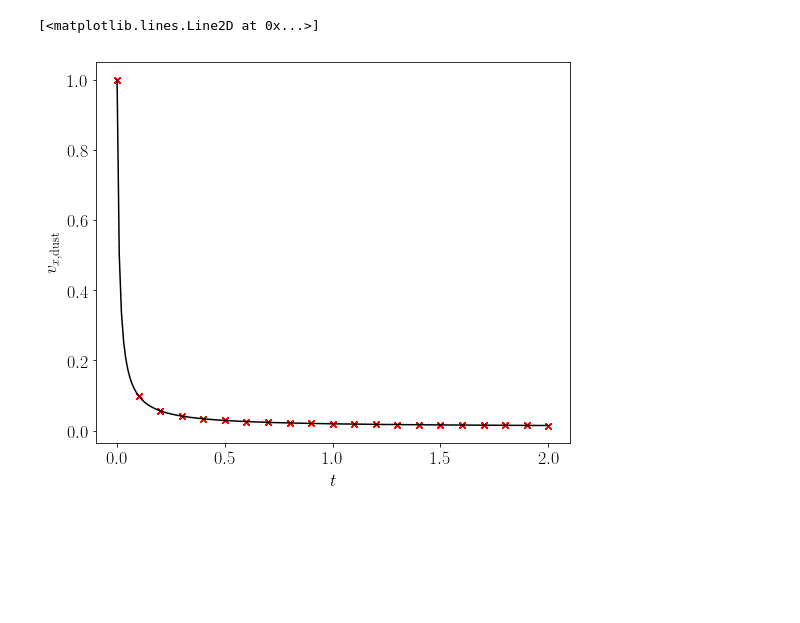
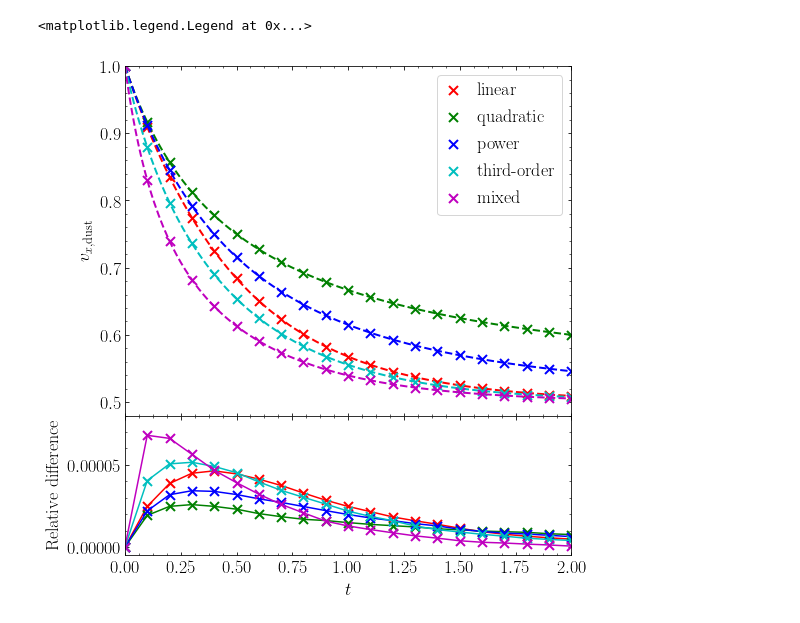
Before and after one commit to Bergemann-Group-development/dispatch, a Jupyter notebook: experiments/dusty_box/Python/Plotting Dusty Box.ipynb, the cells around one changed output. Saved outputs shown, nothing was run; the diff lists cells and outputs as text; code cells hidden in the pictures; blank space fills up the shorter version.

```diff
--- a/experiments/dusty_box/Python/Plotting Dusty Box.ipynb
+++ b/experiments/dusty_box/Python/Plotting Dusty Box.ipynb
@@ -20,17 +23,23 @@ def read_nml(iout, datadir='../data', verbose=False):
         idx_dict[k] = v
 
     return nml_list, idx_dict
+
+def relative_difference(A,B):
+
+    return np.abs((A-B)/A)
 # %%
 # turn on interactive plotting
 plt.interactive(True)
 # set font style and size
 plt.rc('text', usetex=True)
 plt.rc('font', **{'family':'serif','serif':['Computer Modern Roman']})
-plt.rc('figure',figsize = (8.5,7))
+plt.rc('figure',figsize = (8.0,9.0))
 plt.rc('font', size = 18)
 # %%
 # parameters
 istart = 0
 iend = 20
+t_end = 2.0
 datadir = '../data'
+runs = ['linear','quadratic','power','third_order','mixed']
 # %%
@@ -85,14 +112,48 @@ vx_dust min: 0.014779969 max: 0.014779969
-# %%
-fig = plt.figure(1)
-fig.clf()
-cax = fig.add_subplot(1,1,1)
-for i in range(istart,iend+1):
-    plt.plot(times,vx_dust_values,'rx')
-
-plt.xlabel(r"$t$")
-plt.ylabel(r"$v_{x, {\rm dust}}$")
-qanalytic = dusty_box(drag_regime, 2.0, vx_gas0, vx_dust0, d_gas0, d_dust0, Kdrag, pindex)
-plt.plot(qanalytic[0,:],qanalytic[3,:],'k-')
-# %% [output]
-[<matplotlib.lines.Line2D at 0x...>]
-[figure, removed]
+# %%
+# plot the results and relative differences w.r.t. the analytical solution
+fig = plt.figure(1)
+fig.clf()
+gs = fig.add_gridspec(ncols=1,nrows=2,height_ratios=[2.5,1],hspace=0.0)
+cax1 = fig.add_subplot(gs[0,0])
+cax2 = fig.add_subplot(gs[1,0])
+
+pcolr = ['r','g','b','c','m','y']
+pcolr = itertools.cycle(pcolr)
+
+cax1.tick_params(axis='both',direction='in',which='both')
+cax2.tick_params(axis='both',direction='in',which='both')
+cax2.set_xlabel(r"$t$")
+cax1.set_ylabel(r"$v_{x, {\rm dust}}$")
+cax2.set_ylabel(r"Relative difference")
+cax1.axis(ymin=0.48,xmax=2.0)
+cax2.axis(ymin=-5e-6,ymax=8e-5,xmax=2.0)
+cax1.yaxis.set_minor_locator(ticker.AutoMinorLocator())
+cax1.xaxis.set_minor_locator(ticker.AutoMinorLocator())
+cax2.yaxis.set_minor_locator(ticker.AutoMinorLocator())
+cax2.xaxis.set_minor_locator(ticker.AutoMinorLocator())
+cax1.xaxis.set_ticks_position('both')
+cax2.xaxis.set_ticks_position('both')
+cax2.yaxis.set_ticks_position('both')
+cax1.yaxis.set_ticks_position('both')
+
+for r in runs:
+    cpcolr = next(pcolr)
+    # analytic solution
+    qanalytic = dusty_box(r, t_end, vx_gas0, vx_dust0, d_gas0, d_dust0, Kdrag_values[r], pindex_values[r])
+    cax1.plot(qanalytic[0,:],qanalytic[3,:],color=cpcolr,linestyle='--',lw=2.0)
+    # numerical solution
+    cax1.plot(times[r],vx_dust_values[r],marker='x',linestyle='none',color=cpcolr,ms=9.0,mew=2.0,label=r.replace('_','-'))
+
+    rd_values = []
+    for i in range(istart,iend+1):
+        # passing a negative number to `dusty_box` results in a single evaluation instead of for a range of times
+        qanalytic = dusty_box(r, times[r][i]*-1.0, vx_gas0, vx_dust0, d_gas0, d_dust0, Kdrag_values[r], pindex_values[r])
+        rd_values.append(relative_difference(qanalytic[3],vx_dust_values[r][i]))
+
+    cax2.plot(times[r],rd_values,color=cpcolr,marker='x',ms=9.0,mew=2.0)
+
+cax1.xaxis.set_major_formatter(ticker.NullFormatter())
+cax1.legend(fancybox=True,handlelength=1.0)
+# %% [output]
+<matplotlib.legend.Legend at 0x...>
+[figure, added]
```
Also changed, not shown: parts of 2 cells of this notebook, 7 other files.
